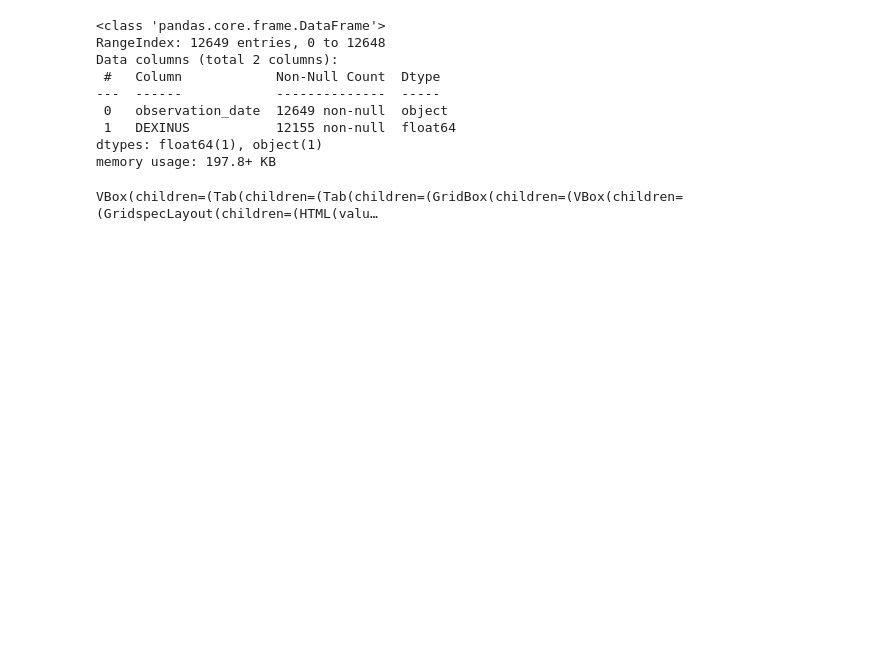
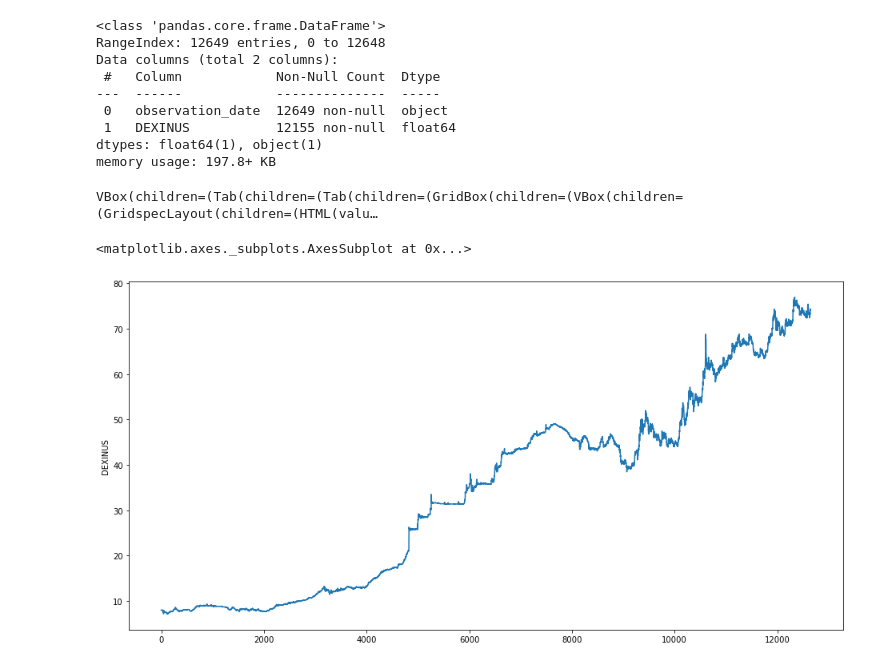
Before and after one commit to haramnjot96/ExcelR_project, a Jupyter notebook: Exchange_rate_forecast.ipynb, the cells around one changed output. Saved outputs shown, nothing was run; the diff lists cells and outputs as text; code cells hidden in the pictures; blank space fills up the shorter version.

```diff
--- a/Exchange_rate_forecast.ipynb
+++ b/Exchange_rate_forecast.ipynb
@@ -32,3 +32,9 @@ prof = ProfileReport(df)
 prof.to_widgets()
 # %% [output]
 VBox(children=(Tab(children=(Tab(children=(GridBox(children=(VBox(children=(GridspecLayout(children=(HTML(valu…
+# %%
+plt.figure(figsize=(16,8))
+sns.lineplot(data=df['DEXINUS'])
+# %% [output]
+<matplotlib.axes._subplots.AxesSubplot at 0x...>
+[figure, added]
```
Also changed, not shown: parts of 1 cell of this notebook.
